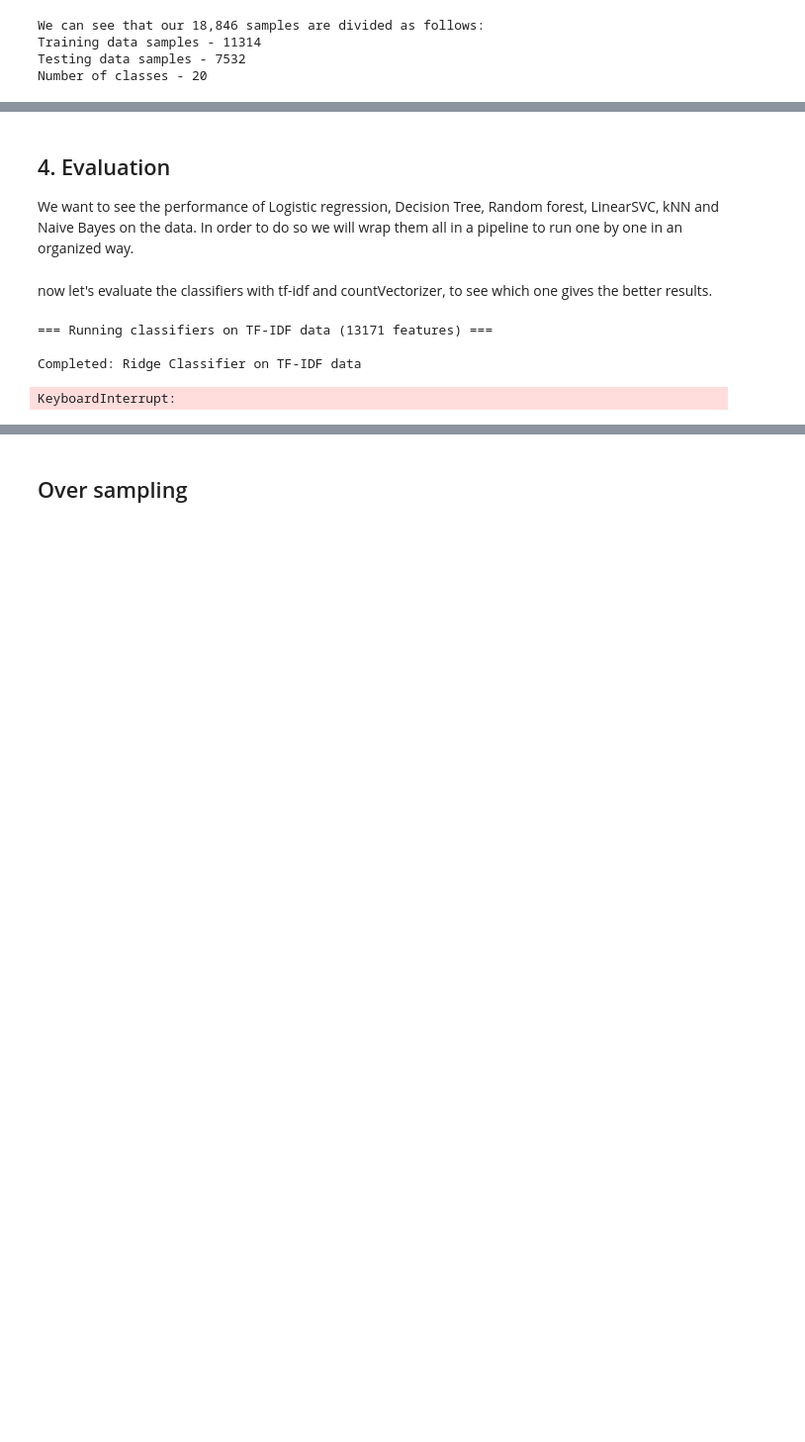
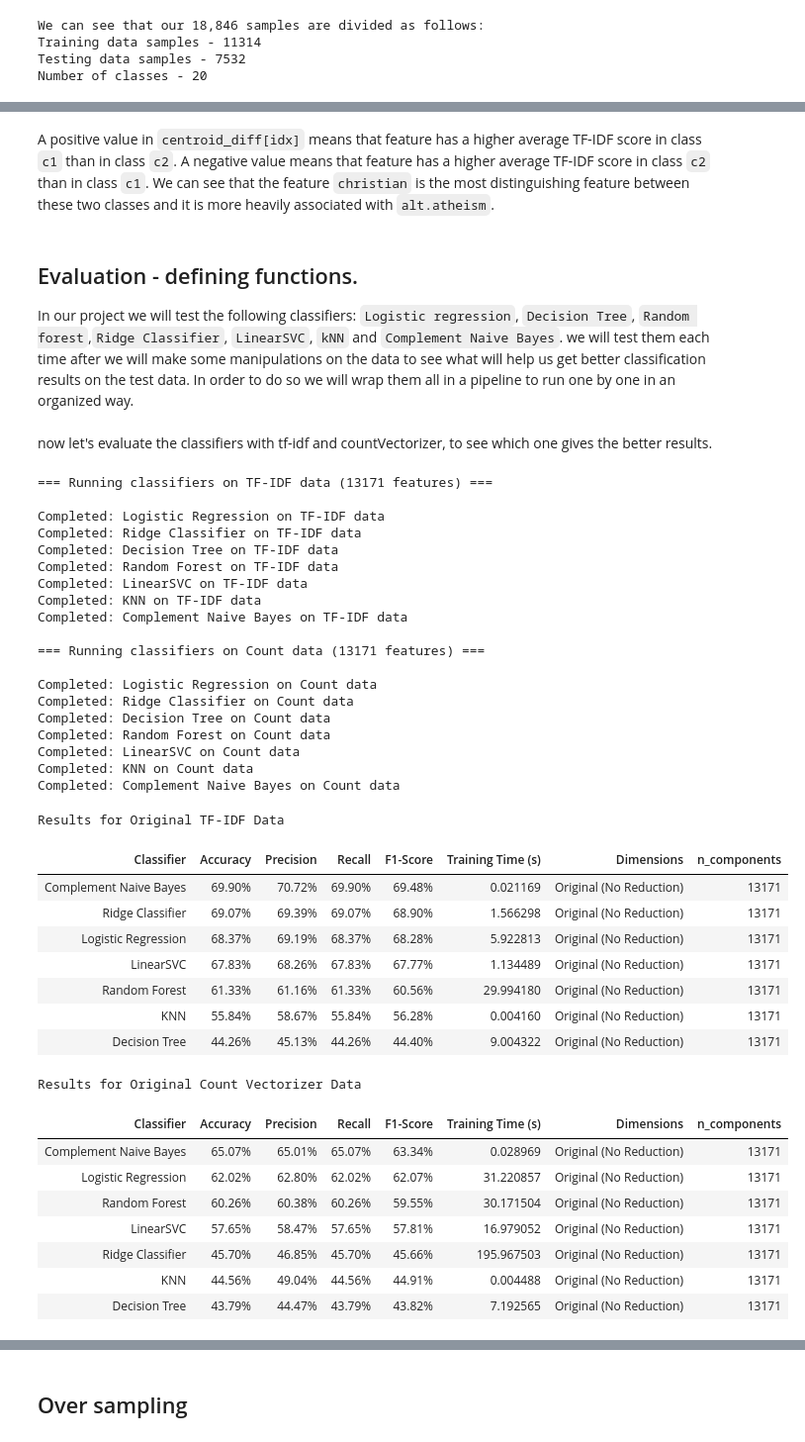
Before and after one commit to benami171/ML_FinalProject, a Jupyter notebook: project.ipynb, the cells around one changed output, grey strips where cells are left out. Shown at 99% size. Saved outputs shown, nothing was run; the diff lists cells and outputs as text; code cells hidden in the pictures; blank space fills up the shorter version.

```diff
--- a/project.ipynb
+++ b/project.ipynb
@@ -190,15 +300,21 @@ NameError: name 'TfidfVectorizer' is not defined
+# %% [markdown]
+A positive value in `centroid_diff[idx]` means that feature has a higher average TF‑IDF score in class `c1` than in class `c2`.
+A negative value means that feature has a higher average TF‑IDF score in class `c2` than in class `c1`.
+We can see that the feature `christian` is the most distinguishing feature between these two classes and it is more heavily associated with `alt.atheism`.
 # %% [markdown]
-## 4. Evaluation
-We want to see the performance of Logistic regression, Decision Tree, Random forest, LinearSVC, kNN and Naive Bayes on the data.
+## Evaluation - defining functions.
+In our project we will test the following classifiers:
+`Logistic regression`, `Decision Tree`, `Random forest`,`Ridge Classifier`, `LinearSVC`, `kNN` and `Complement Naive Bayes`.
+we will test them each time after we will make some manipulations on the data to see what will help us get better classification results on the test data.
 In order to do so we will wrap them all in a pipeline to run one by one in an organized way.
 # %%
 # Define the classifiers to test, the parameters each classifier gets are generic and not optimized.
 classifiers = [
-    # ('Logistic Regression', LogisticRegression(max_iter=10000)),
+    ('Logistic Regression', LogisticRegression(max_iter=10000)),
     ('Ridge Classifier', RidgeClassifier()),
     ('Decision Tree', DecisionTreeClassifier()),
     ('Random Forest', RandomForestClassifier()),
-    # ('LinearSVC', LinearSVC()),
+    ('LinearSVC', LinearSVC(max_iter=20000)),
     ('KNN', KNeighborsClassifier(metric="cosine")), # by default the metric is minkowski
     ('Complement Naive Bayes', ComplementNB())
 ]
@@ -215,10 +331,7 @@ def get_classifier_metrics(clf, X_train, X_test, y_train, y_test, clf_name, to_f
 
     training_time = time.time() - start_time
     # Make predictions.
-    if clf_name == 'Logistic Regression':
-        y_pred = clf.predict(X_test.toarray())
-    else:
-        y_pred = clf.predict(X_test)
+    y_pred = clf.predict(X_test)
     classifiers_predictions[clf_name] = y_pred
     accuracy = accuracy_score(y_test, y_pred)*100
     precision = precision_score(y_test, y_pred, average='weighted', zero_division=0)*100
@@ -246,7 +359,6 @@ def evaluate_classifiers(classifiers, X_train, X_test, y_train, y_test, dataset_
     for clf_name, clf in classifiers:
         try:
             result = get_classifier_metrics(clf, X_train, X_test, y_train, y_test, clf_name)
-            result['Dimensions'] = 'Original (No Reduction)'
             result['n_components'] = X_train.shape[1]
             results.append(result)
             print(f"Completed: {clf_name} on {dataset_label} data")
@@ -267,39 +379,68 @@ now let's evaluate the classifiers with tf-idf and countVectorizer, to see which
 results_tfidf = evaluate_classifiers(classifiers, X_train_tfidf, X_test_tfidf, y_train, y_test, "TF-IDF")
 results_count = evaluate_classifiers(classifiers, X_train_counts, X_test_counts, y_train, y_test, "Count")
 
 # Convert the results list to DataFrames
 results_df_tfidf = pd.DataFrame(results_tfidf)
 results_df_count = pd.DataFrame(results_count)
 
-# Filter results for original dimensionality
-original_results_tfidf = results_df_tfidf[results_df_tfidf['Dimensions'] == 'Original (No Reduction)']
-original_results_count = results_df_count[results_df_count['Dimensions'] == 'Original (No Reduction)']
-
 # Format and display the TF-IDF results table
 styled_df_tfidf = (
-    format_results_table(original_results_tfidf, groupby='n_components').style \
-    .set_caption("Results for Original TF-IDF Data") \
+    format_results_table(results_df_tfidf, groupby='n_components').style \
+    .set_caption("Results for TF-IDF Data") \
     .format({
         'Accuracy': '{:.2f}%',
         'Precision': '{:.2f}%',
         'Recall': '{:.2f}%',
         'F1-Score': '{:.2f}%'
     }))
 display(styled_df_tfidf.hide())
 
 # Format and display the Count Vectorizer results table
-styled_df_count = format_results_table(original_results_count, groupby='n_components').style \
-    .set_caption("Results for Original Count Vectorizer Data") \
+styled_df_count = format_results_table(results_df_count, groupby='n_components').style \
+    .set_caption("Results for Count Vectorizer Data") \
     .format({
         'Accuracy': '{:.2f}%',
         'Precision': '{:.2f}%',
         'Recall': '{:.2f}%',
         'F1-Score': '{:.2f}%'
     })
 
 display(styled_df_count.hide())
 # %% [output]
 === Running classifiers on TF-IDF data (13171 features) ===
 
+Completed: Logistic Regression on TF-IDF data
 Completed: Ridge Classifier on TF-IDF data
+Completed: Decision Tree on TF-IDF data
+Completed: Random Forest on TF-IDF data
+Completed: LinearSVC on TF-IDF data
+Completed: KNN on TF-IDF data
+Completed: Complement Naive Bayes on TF-IDF data
+
+=== Running classifiers on Count data (13171 features) ===
+
+Completed: Logistic Regression on Count data
+Completed: Ridge Classifier on Count data
+Completed: Decision Tree on Count data
+Completed: Random Forest on Count data
+Completed: LinearSVC on Count data
+Completed: KNN on Count data
+Completed: Complement Naive Bayes on Count data
-KeyboardInterrupt:
+Results for Original TF-IDF Data
+| Classifier | Accuracy | Precision | Recall | F1-Score | Training Time (s) | Dimensions | n_components |
+| Complement Naive Bayes | 69.90% | 70.72% | 69.90% | 69.48% | 0.021169 | Original (No Reduction) | 13171 |
+| Ridge Classifier | 69.07% | 69.39% | 69.07% | 68.90% | 1.566298 | Original (No Reduction) | 13171 |
+| Logistic Regression | 68.37% | 69.19% | 68.37% | 68.28% | 5.922813 | Original (No Reduction) | 13171 |
+| LinearSVC | 67.83% | 68.26% | 67.83% | 67.77% | 1.134489 | Original (No Reduction) | 13171 |
+| Random Forest | 61.33% | 61.16% | 61.33% | 60.56% | 29.994180 | Original (No Reduction) | 13171 |
+| KNN | 55.84% | 58.67% | 55.84% | 56.28% | 0.004160 | Original (No Reduction) | 13171 |
+| Decision Tree | 44.26% | 45.13% | 44.26% | 44.40% | 9.004322 | Original (No Reduction) | 13171 |
+Results for Original Count Vectorizer Data
+| Classifier | Accuracy | Precision | Recall | F1-Score | Training Time (s) | Dimensions | n_components |
+| Complement Naive Bayes | 65.07% | 65.01% | 65.07% | 63.34% | 0.028969 | Original (No Reduction) | 13171 |
+| Logistic Regression | 62.02% | 62.80% | 62.02% | 62.07% | 31.220857 | Original (No Reduction) | 13171 |
+| Random Forest | 60.26% | 60.38% | 60.26% | 59.55% | 30.171504 | Original (No Reduction) | 13171 |
+| LinearSVC | 57.65% | 58.47% | 57.65% | 57.81% | 16.979052 | Original (No Reduction) | 13171 |
+| Ridge Classifier | 45.70% | 46.85% | 45.70% | 45.66% | 195.967503 | Original (No Reduction) | 13171 |
+| KNN | 44.56% | 49.04% | 44.56% | 44.91% | 0.004488 | Original (No Reduction) | 13171 |
+| Decision Tree | 43.79% | 44.47% | 43.79% | 43.82% | 7.192565 | Original (No Reduction) | 13171 |
```
Also changed, not shown: parts of 39 cells of this notebook.
